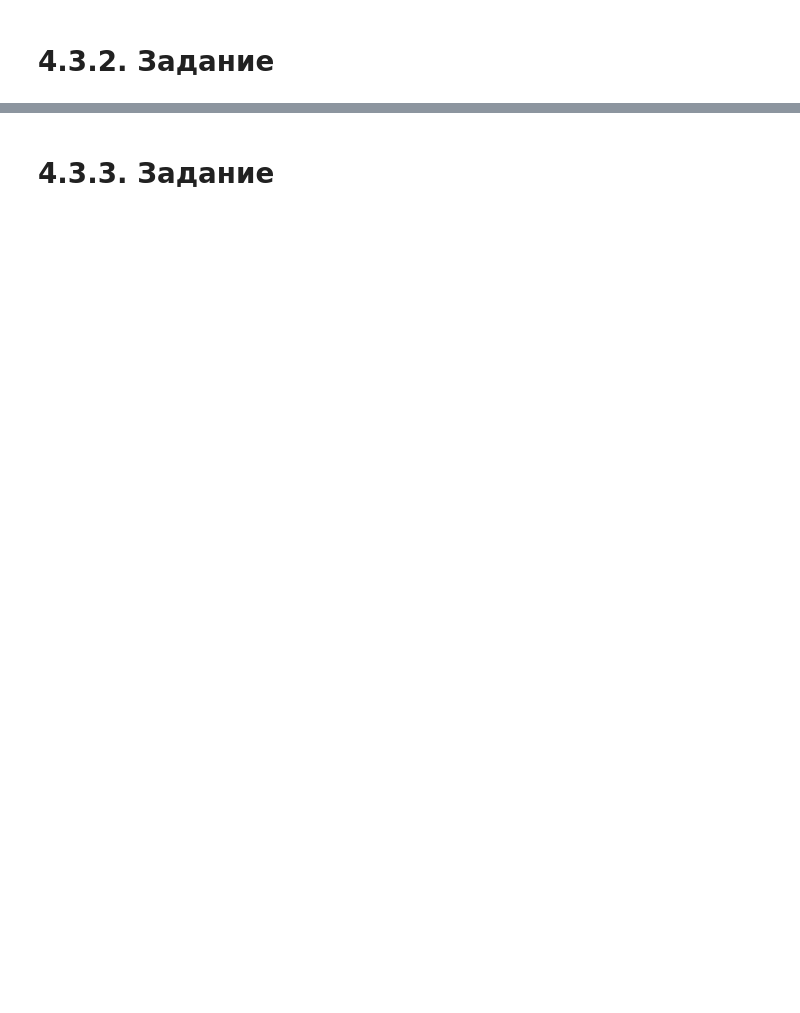
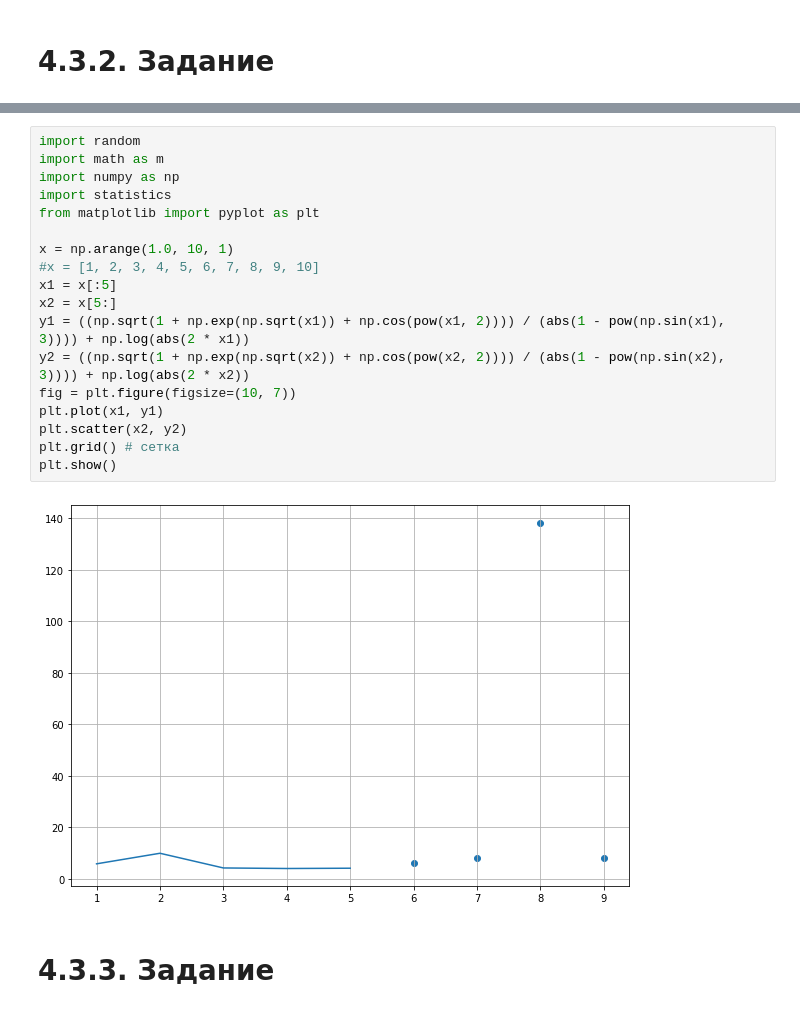
Before and after one commit to Kirill010/RTU-MIREA, a Jupyter notebook: 1 курс/2 семестр/Искусственный интеллект/рабочая тетрадь 1 файлы/Kim_K_Workbook1.ipynb, the cells around one changed output, grey strips where cells are left out. Saved outputs shown, nothing was run; the diff lists cells and outputs as text; blank space fills up the shorter version.

```diff
--- a/1 курс/2 семестр/Искусственный интеллект/рабочая тетрадь 1 файлы/Kim_K_Workbook1.ipynb
+++ b/1 курс/2 семестр/Искусственный интеллект/рабочая тетрадь 1 файлы/Kim_K_Workbook1.ipynb
@@ -221,2 +298,22 @@ plt.scatter(marks, data)
+# %%
+import random
+import math as m
+import numpy as np
+import statistics
+from matplotlib import pyplot as plt
+
+x = np.arange(1.0, 10, 1)
+#x = [1, 2, 3, 4, 5, 6, 7, 8, 9, 10]
+x1 = x[:5]
+x2 = x[5:]
+y1 = ((np.sqrt(1 + np.exp(np.sqrt(x1)) + np.cos(pow(x1, 2)))) / (abs(1 - pow(np.sin(x1), 3)))) + np.log(abs(2 * x1))
+y2 = ((np.sqrt(1 + np.exp(np.sqrt(x2)) + np.cos(pow(x2, 2)))) / (abs(1 - pow(np.sin(x2), 3)))) + np.log(abs(2 * x2))
+fig = plt.figure(figsize=(10, 7))
+plt.plot(x1, y1)
+plt.scatter(x2, y2)
+plt.grid() # сетка
+plt.show()
+# %% [output]
+[figure, added]
 # %% [markdown]
 # 4.3.3. Задание
```
Also changed, not shown: parts of 36 cells of this notebook.
